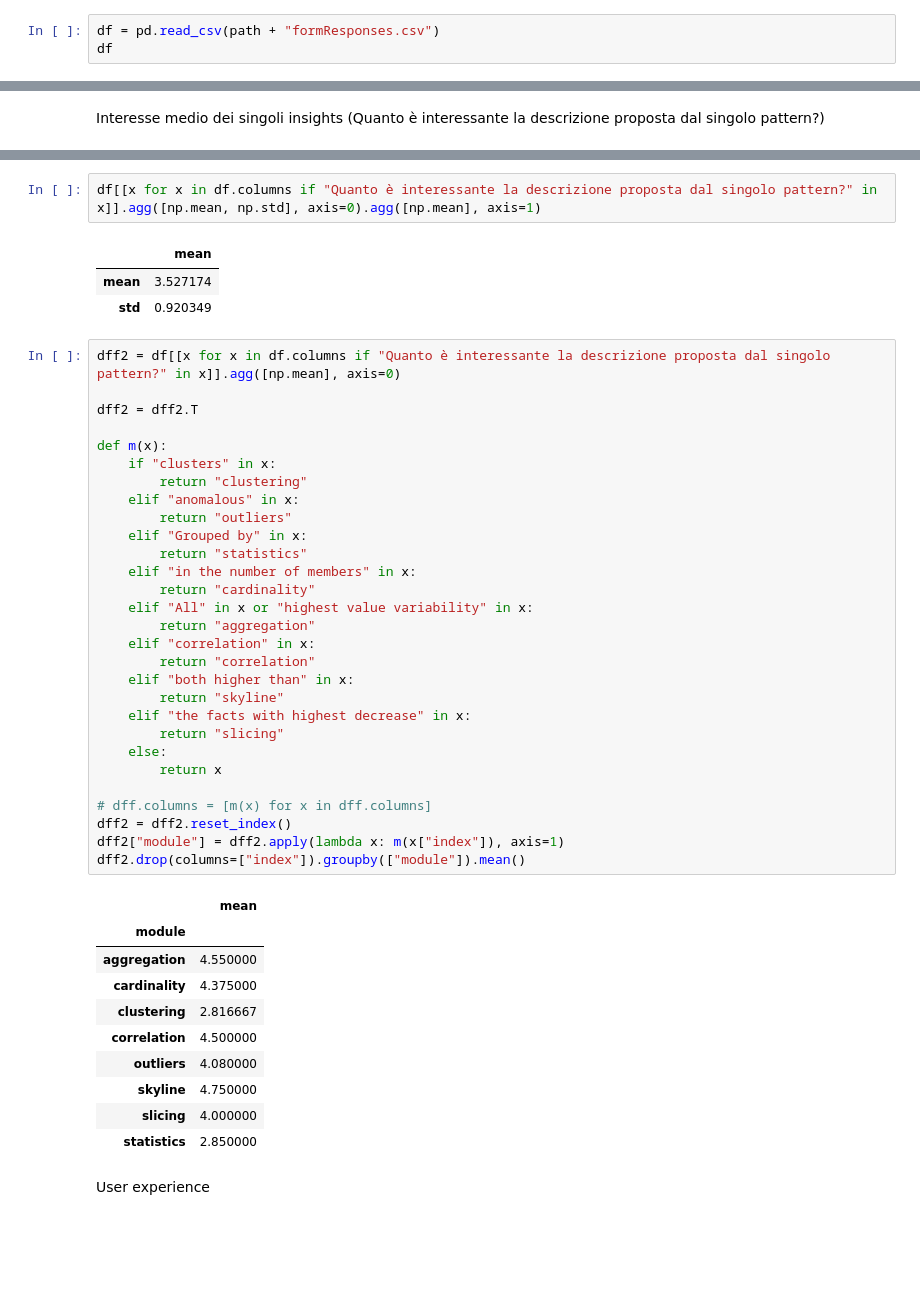
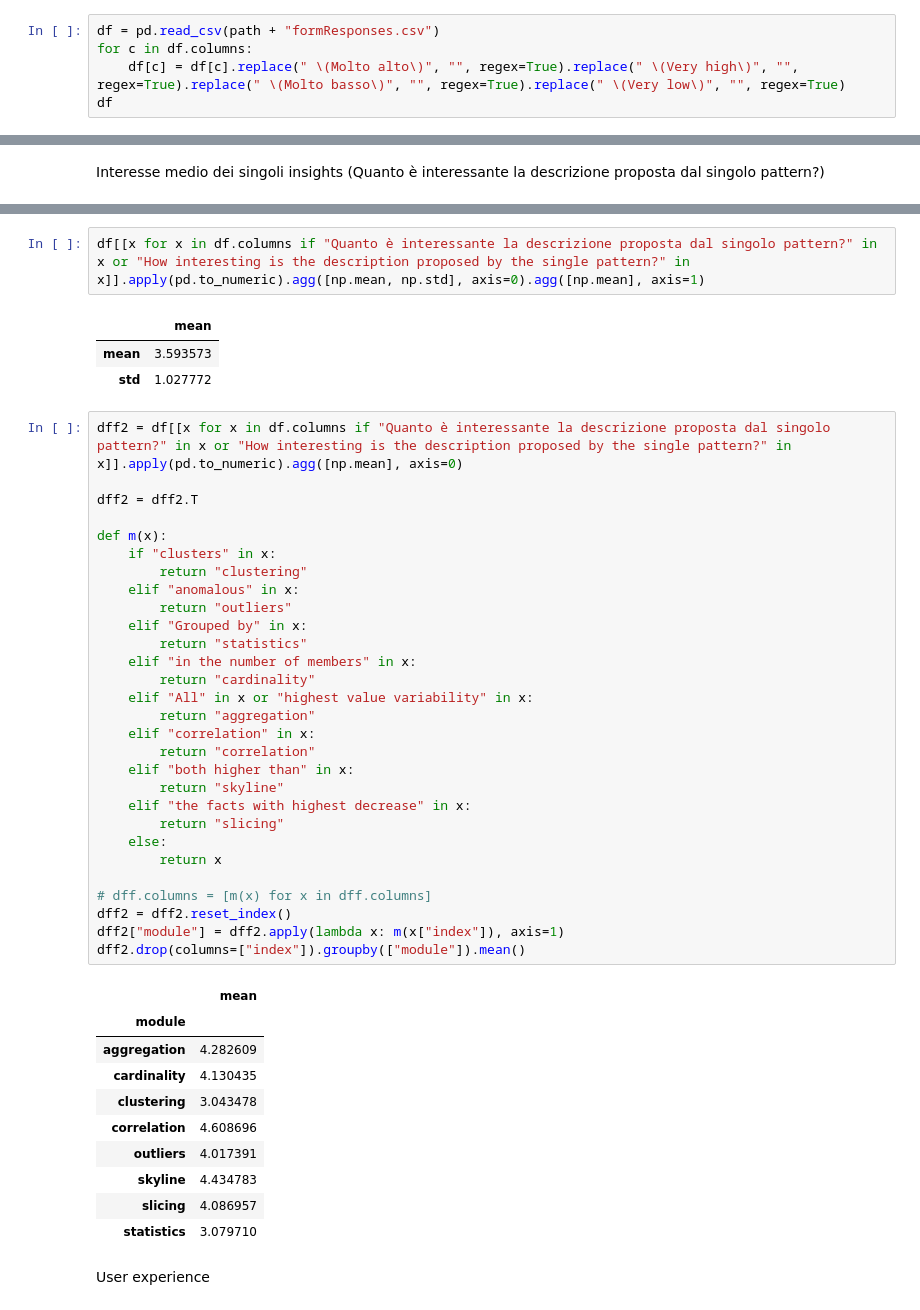
Before and after one commit to big-unibo/conversational-olap, a Jupyter notebook: COOL/src/main/python/charts.ipynb, the cells around one changed output, grey strips where cells are left out. Cells and saved outputs as stored; diff of their text form; blank space fills up the shorter version.

```diff
--- a/COOL/src/main/python/charts.ipynb
+++ b/COOL/src/main/python/charts.ipynb
@@ -261,5 +261,7 @@ fig
 [figure]
 # %%
 df = pd.read_csv(path + "formResponses.csv")
+for c in df.columns:
+    df[c] = df[c].replace(" \(Molto alto\)", "", regex=True).replace(" \(Very high\)", "", regex=True).replace(" \(Molto basso\)", "", regex=True).replace(" \(Very low\)", "", regex=True)
 df
 # %% [output]
@@ -306,49 +327,49 @@ Interesse medio dei singoli insights (Quanto è interessante la descrizione prop
 # %%
-df[[x for x in df.columns if "Quanto è interessante la descrizione proposta dal singolo pattern?" in x]].agg([np.mean, np.std], axis=0).agg([np.mean], axis=1)
+df[[x for x in df.columns if "Quanto è interessante la descrizione proposta dal singolo pattern?" in x or "How interesting is the description proposed by the single pattern?" in x]].apply(pd.to_numeric).agg([np.mean, np.std], axis=0).agg([np.mean], axis=1)
 # %% [output]
 |  | mean |
-| mean | 3.527174 |
-| std | 0.920349 |
+| mean | 3.593573 |
+| std | 1.027772 |
 # %%
-dff2 = df[[x for x in df.columns if "Quanto è interessante la descrizione proposta dal singolo pattern?" in x]].agg([np.mean], axis=0)
+dff2 = df[[x for x in df.columns if "Quanto è interessante la descrizione proposta dal singolo pattern?" in x or "How interesting is the description proposed by the single pattern?" in x]].apply(pd.to_numeric).agg([np.mean], axis=0)
 
 dff2 = dff2.T
 
 def m(x):
     if "clusters" in x:
         return "clustering"
     elif "anomalous" in x:
         return "outliers"
     elif "Grouped by" in x:
         return "statistics"
     elif "in the number of members" in x:
         return "cardinality"
     elif "All" in x or "highest value variability" in x:
         return "aggregation"
     elif "correlation" in x:
         return "correlation"
     elif "both higher than" in x:
         return "skyline"
     elif "the facts with highest decrease" in x:
         return "slicing"
     else:
         return x
 
 # dff.columns = [m(x) for x in dff.columns]
 dff2 = dff2.reset_index()
 dff2["module"] = dff2.apply(lambda x: m(x["index"]), axis=1)
 dff2.drop(columns=["index"]).groupby(["module"]).mean()
 # %% [output]
 |  | mean |
 | module |  |
-| aggregation | 4.550000 |
-| cardinality | 4.375000 |
-| clustering | 2.816667 |
-| correlation | 4.500000 |
-| outliers | 4.080000 |
-| skyline | 4.750000 |
-| slicing | 4.000000 |
-| statistics | 2.850000 |
+| aggregation | 4.282609 |
+| cardinality | 4.130435 |
+| clustering | 3.043478 |
+| correlation | 4.608696 |
+| outliers | 4.017391 |
+| skyline | 4.434783 |
+| slicing | 4.086957 |
+| statistics | 3.079710 |
 # %% [markdown]
 User experience
 # %%
```
Also changed, not shown: parts of 8 cells of this notebook, 7 other files.
